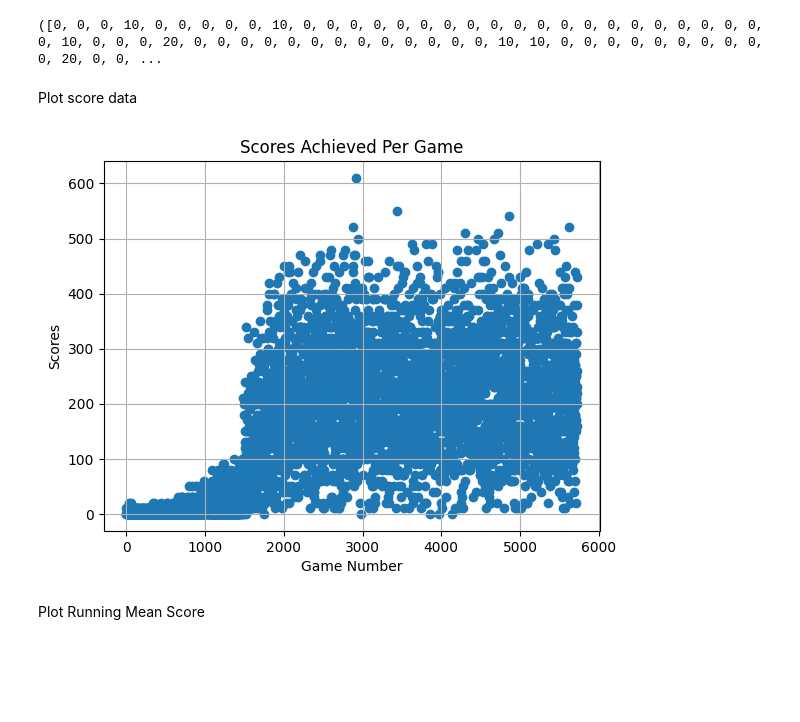
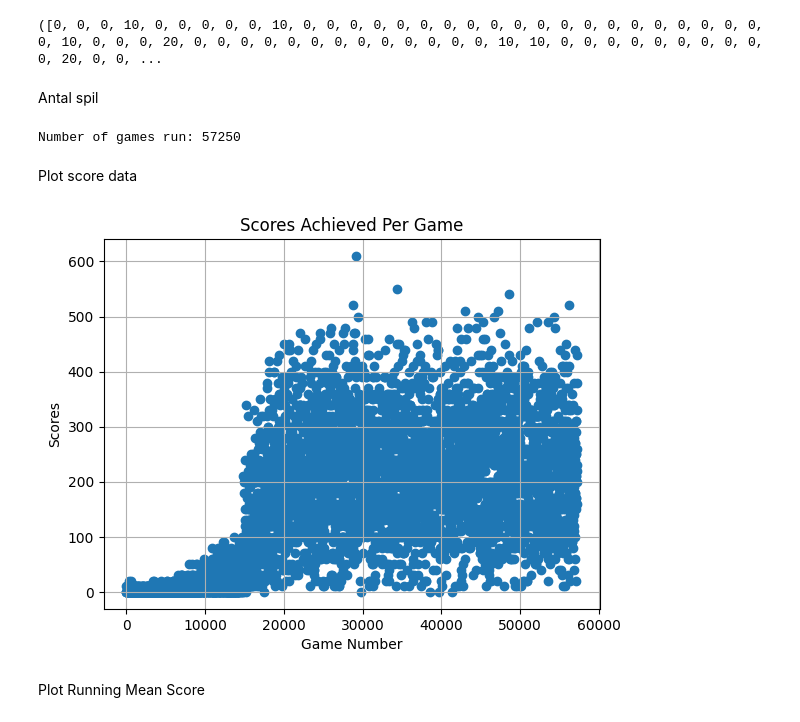
Before and after one commit to vietnhprivat/snake_ai, a Jupyter notebook: src/Classes/data_collection.ipynb, the cells around one changed output. Saved outputs shown, nothing was run; the diff lists cells and outputs as text; code cells hidden in the pictures; blank space fills up the shorter version.

```diff
--- a/src/Classes/data_collection.ipynb
+++ b/src/Classes/data_collection.ipynb
@@ -19,20 +19,30 @@ with open(file_path, 'rb') as file:
 print(data)
 # %% [output]
 ([0, 0, 0, 10, 0, 0, 0, 0, 0, 10, 0, 0, 0, 0, 0, 0, 0, 0, 0, 0, 0, 0, 0, 0, 0, 0, 0, 0, 0, 0, 0, 10, 0, 0, 0, 20, 0, 0, 0, 0, 0, 0, 0, 0, 0, 0, 0, 0, 0, 10, 10, 0, 0, 0, 0, 0, 0, 0, 0, 0, 0, 20, 0, 0, ...
+# %% [markdown]
+Antal spil
+# %%
+scores = data[0]
+
+print("Number of games run:",len(scores)*10)
+# %% [output]
+Number of games run: 57250
 # %% [markdown]
 Plot score data
 # %%
-scores = data[0]
 games = list(range(len(scores)))
+
+for i in games:
+    games[i] *= 10
 
 plt.scatter(games, scores)
 plt.title('Scores Achieved Per Game')
 plt.xlabel('Game Number')
 plt.ylabel('Scores')
 plt.grid(True)
 plt.show()
 # %% [output]
-[figure, old version]
+[figure, new version]
 # %% [markdown]
 Plot Running Mean Score
 # %%
```
Also changed, not shown: parts of 2 cells of this notebook.
